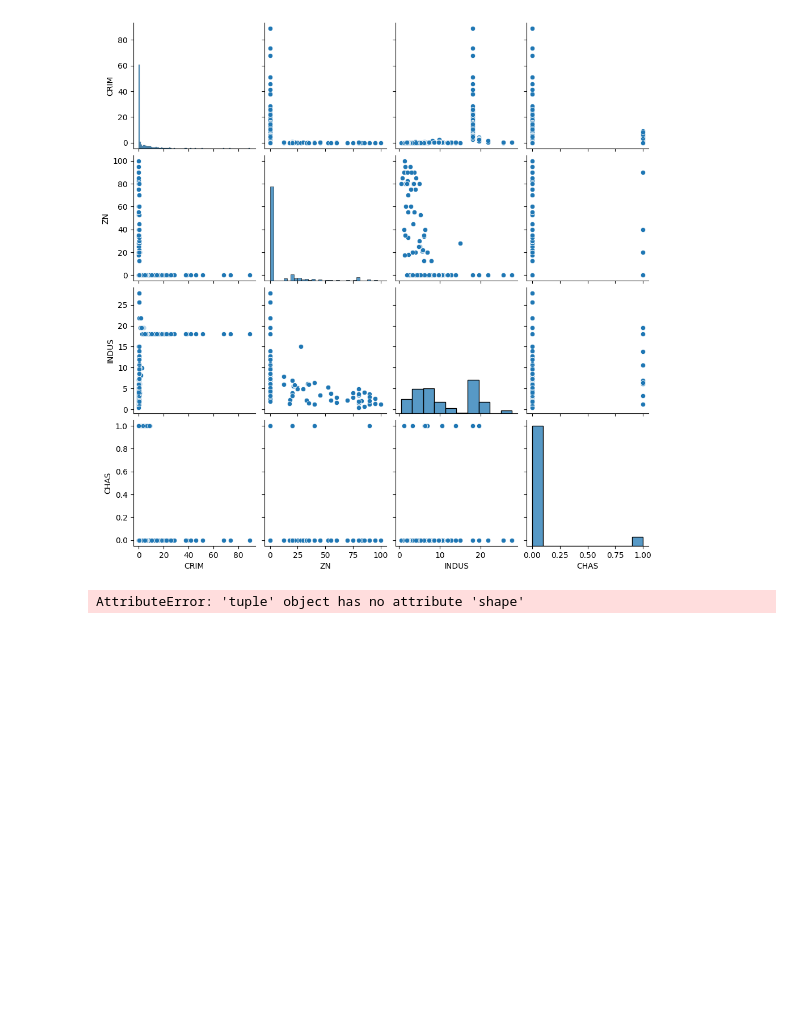
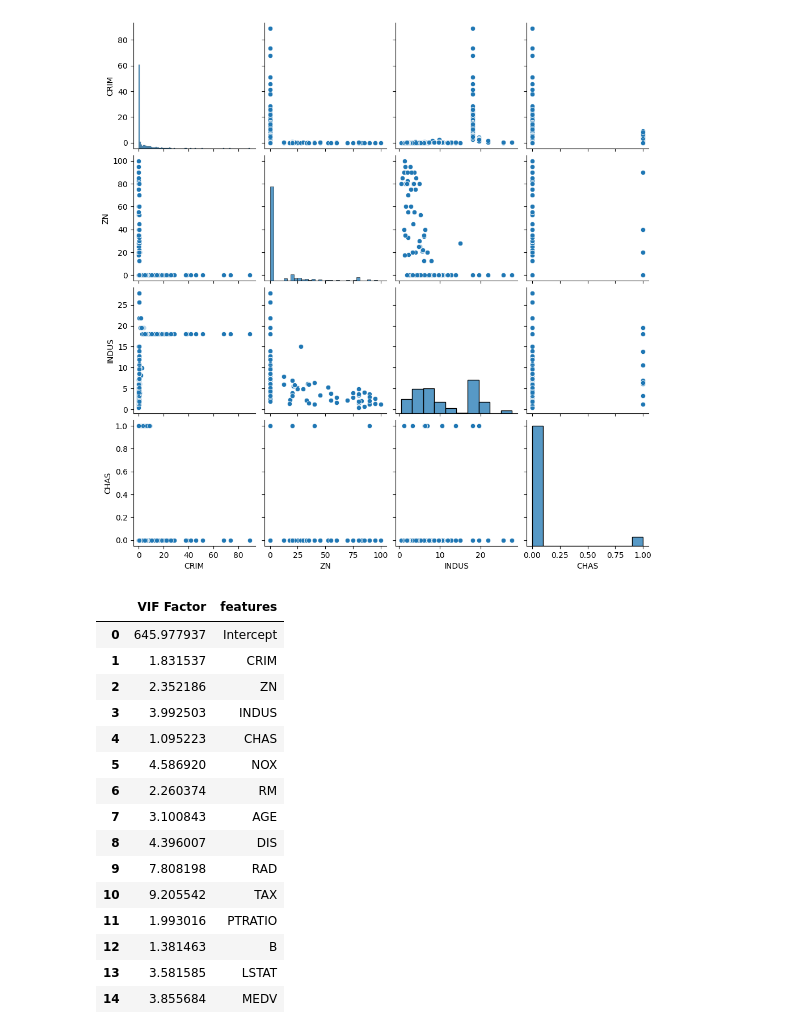
Before and after one commit to maaanzi/ubion, a Jupyter notebook: machine_learning/Regression.ipynb, the cells around one changed output. Saved outputs shown, nothing was run; the diff lists cells and outputs as text; code cells hidden in the pictures; blank space fills up the shorter version.

```diff
--- a/machine_learning/Regression.ipynb
+++ b/machine_learning/Regression.ipynb
@@ -171,10 +171,25 @@ sns.pairplot(features[['CRIM', 'ZN', 'INDUS', 'CHAS']])
 # %%
 from statsmodels.stats.outliers_influence import variance_inflation_factor
 
-X = dmatrices('MEDV ~ CRIM + ZN + INDUS + CHAS + NOX + RM + AGE + DIS + RAD + TAX + PTRATIO + B + LSTAT + MEDV', housing, return_type='dataframe')
+y, X = dmatrices('MEDV ~ CRIM + ZN + INDUS + CHAS + NOX + RM + AGE + DIS + RAD + TAX + PTRATIO + B + LSTAT + MEDV', housing, return_type='dataframe')
 vif = pd.DataFrame()
 vif["VIF Factor"] = [variance_inflation_factor(X.values, i) for i in range(X.shape[1])]
 vif["features"] = X.columns
 vif
 # %% [output]
-AttributeError: 'tuple' object has no attribute 'shape'
+|  | VIF Factor | features |
+| 0 | 645.977937 | Intercept |
+| 1 | 1.831537 | CRIM |
+| 2 | 2.352186 | ZN |
+| 3 | 3.992503 | INDUS |
+| 4 | 1.095223 | CHAS |
+| 5 | 4.586920 | NOX |
+| 6 | 2.260374 | RM |
+| 7 | 3.100843 | AGE |
+| 8 | 4.396007 | DIS |
+| 9 | 7.808198 | RAD |
+| 10 | 9.205542 | TAX |
+| 11 | 1.993016 | PTRATIO |
+| 12 | 1.381463 | B |
+| 13 | 3.581585 | LSTAT |
+| 14 | 3.855684 | MEDV |
```
Also changed, not shown: parts of 3 cells of this notebook, 2 other files.
